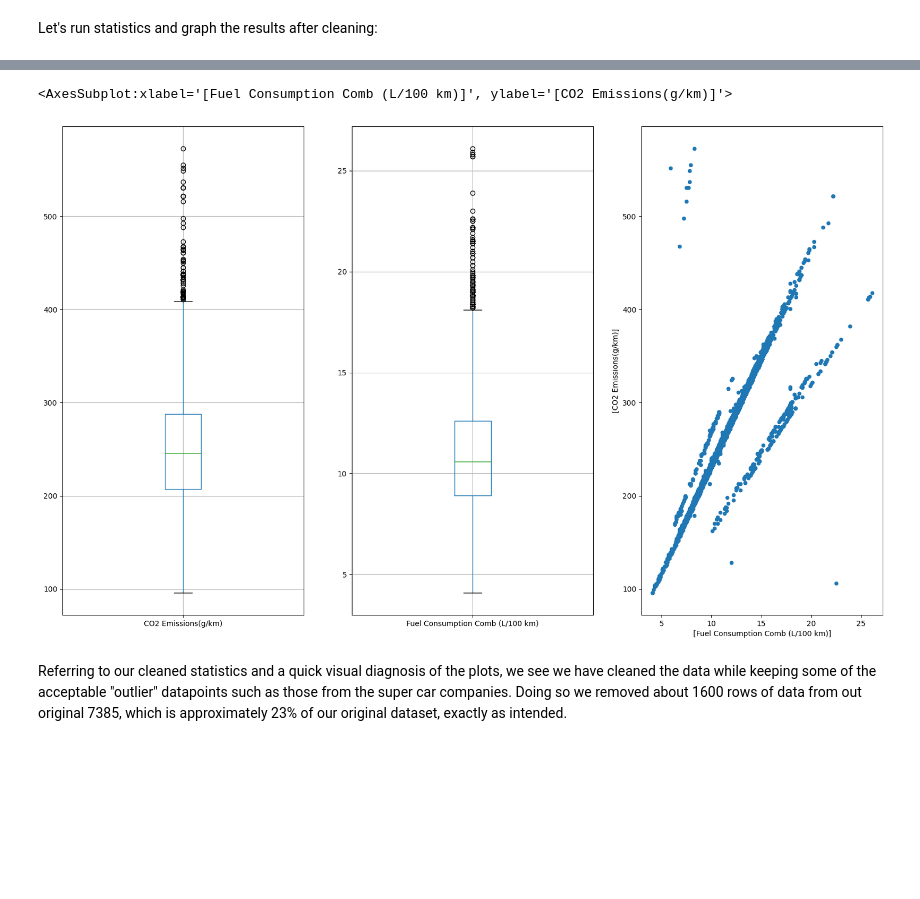
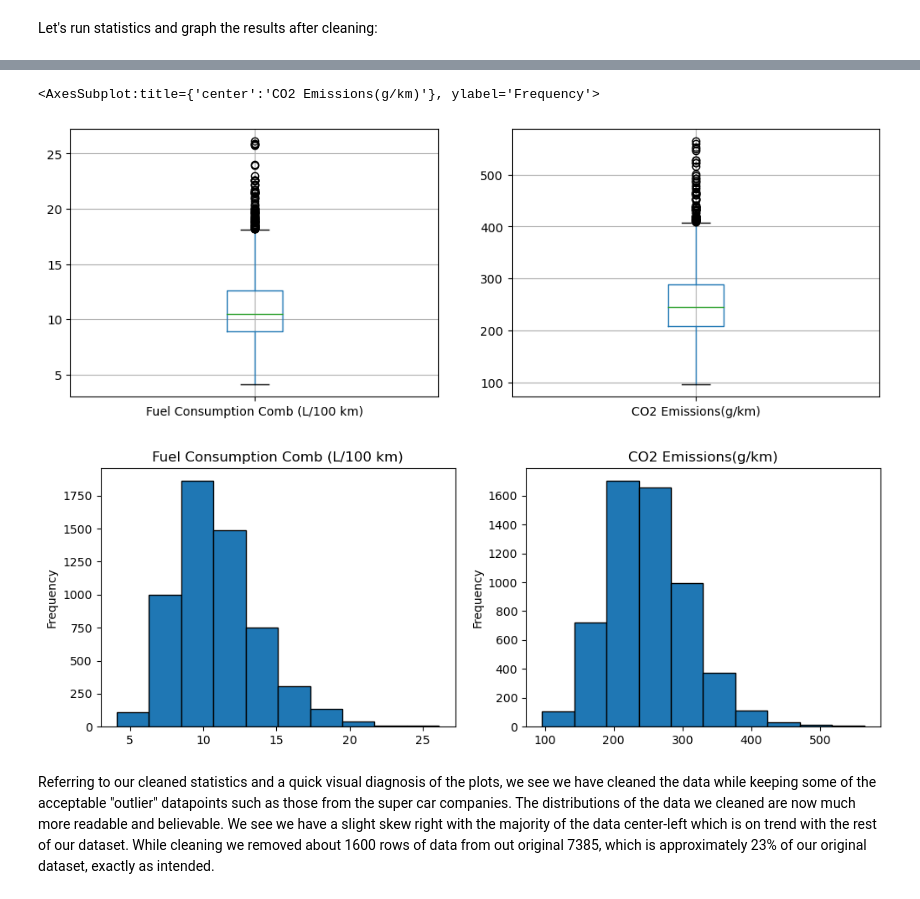
Before and after one commit to Keenan-Nicholson/Canadian_Emissions_Analysis, a Jupyter notebook: proj_1.ipynb, the cells around one changed output, grey strips where cells are left out. Cells and saved outputs as stored; diff of their text form; code cells hidden in the pictures; blank space fills up the shorter version.

```diff
--- a/proj_1.ipynb
+++ b/proj_1.ipynb
@@ -258,11 +342,16 @@ display(statisticsCleaned)
 # %%
-fig, (axs1,axs2,axs3) = plt.subplots(1,3,figsize=(20,12)) # set the size of the graph
+fig, (axs1,axs2) = plt.subplots(1,2,figsize=(12,4)) # set the size of the graph
 
-df.boxplot(['CO2 Emissions(g/km)'], ax=axs1)
-df.boxplot(['Fuel Consumption Comb (L/100 km)'], ax=axs2)
-df.plot.scatter(['Fuel Consumption Comb (L/100 km)'],['CO2 Emissions(g/km)'],ax=axs3) # plotting fuel consumption combined vs CO2 emissions
+df.boxplot(['Fuel Consumption Comb (L/100 km)'], ax=axs1)
+df.boxplot(['CO2 Emissions(g/km)'], ax=axs2)
+
+fig, (axs1,axs2) = plt.subplots(1,2,figsize=(12,4)) # set the size of the graph
+
+df.plot.hist(y=9,title = 'Fuel Consumption Comb (L/100 km)', legend =False,ax=axs1, ec='k')
+df.plot.hist(y=11,title = 'CO2 Emissions(g/km)', legend =False,ax=axs2, ec='k')
 # %% [output]
-<AxesSubplot:xlabel='[Fuel Consumption Comb (L/100 km)]', ylabel='[CO2 Emissions(g/km)]'>
+<AxesSubplot:title={'center':'CO2 Emissions(g/km)'}, ylabel='Frequency'>
-[figure, old version]
+[figure, new version]
+[figure, added]
 # %% [markdown]
-Referring to our cleaned statistics and a quick visual diagnosis of the plots, we see we have cleaned the data while keeping some of the acceptable "outlier" datapoints such as those from the super car companies. Doing so we removed about 1600 rows of data from out original 7385, which is approximately 23% of our original dataset, exactly as intended.
+Referring to our cleaned statistics and a quick visual diagnosis of the plots, we see we have cleaned the data while keeping some of the acceptable "outlier" datapoints such as those from the super car companies. The distributions of the data we cleaned are now much more readable and believable. We see we have a slight skew right with the majority of the data center-left which is on trend with the rest of our dataset. While cleaning we removed about 1600 rows of data from out original 7385, which is approximately 23% of our original dataset, exactly as intended.
```
Also changed, not shown: parts of 23 cells of this notebook, 1 other file.
